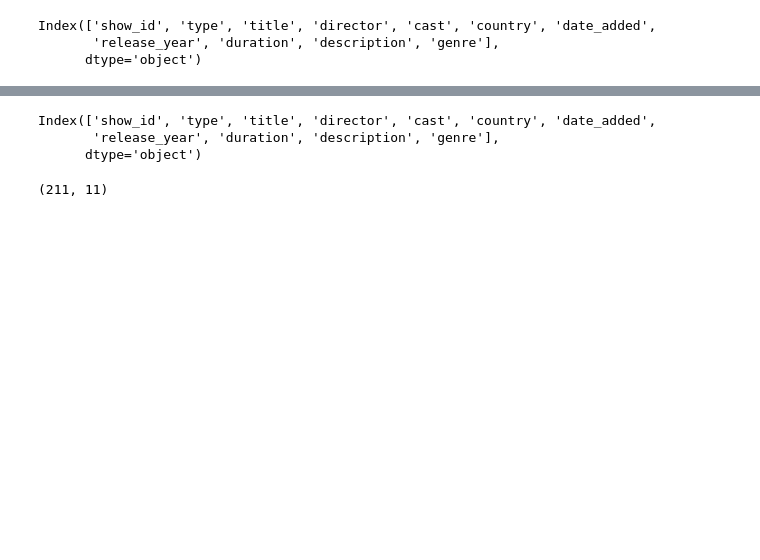
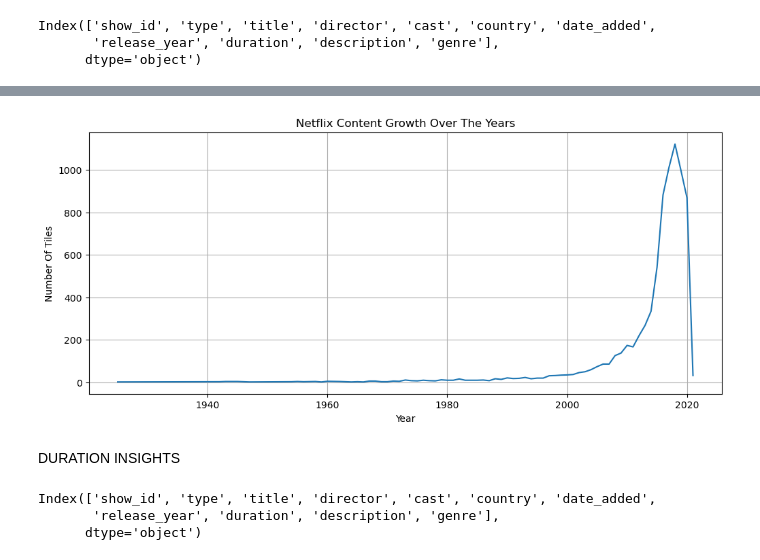
Before and after one commit to Emigbanam/PythonData-Science-Practice-Repository, a Jupyter notebook: Netflix Test.ipynb, the cells around one changed output, grey strips where cells are left out. Drawn from its saved outputs; the diff is of its cells as text; code cells hidden in the pictures; blank space fills up the shorter version.

```diff
--- a/Netflix Test.ipynb
+++ b/Netflix Test.ipynb
@@ -16,0 +40,6 @@ netflix.head()
+# %%
+#FILLING NULL VALUE WITH GENERIC TERMS
+netflix['director'].fillna('Unknown', inplace = True)
+netflix['cast'].fillna('Unknown', inplace = True)
+netflix['country'].fillna('Unknown', inplace = True)
+netflix['date_added'] = pd.to_datetime(netflix['date_added'], errors='coerce')
@@ -17,3 +63,6 @@ netflix.head()
+# %%
+#Normalizing Categorical Values
+netflix['type'] = netflix['type'].str.strip().str.title()
 # %%
 netflix.columns
 # %% [output]
@@ -53,2 +92,0 @@ netflix.head()
-# %%
-netflix['release_year'] = netflix['release_year'].astype('int')
@@ -167,0 +95,4 @@ dtype: int64
+# %%
+#COUNTING THE NUMBER OF RELEASES YEARLY
+yearly_release = netflix['release_year'].value_counts().sort_index()
+yearly_release.tail(35)
@@ -168,11 +117,20 @@ dtype: int64
+# %%
+#VISUALIZING CONTENT GROWTH OVER THE YEARS
+
+plt.figure(figsize = (12,5))
+plt.plot(yearly_release.index, yearly_release.values, linestyle='-')
+plt.xlabel('Year')
+plt.ylabel('Number Of Tiles')
+plt.title('Netflix Content Growth Over The Years')
+plt.grid()
+plt.show()
+# %% [output]
+[figure, added]
+# %% [markdown]
+DURATION INSIGHTS
 # %%
 netflix.columns
 # %% [output]
 Index(['show_id', 'type', 'title', 'director', 'cast', 'country', 'date_added',
        'release_year', 'duration', 'description', 'genre'],
       dtype='object')
-# %%
-movies_2000s = netflix[(netflix['genre'] == 'Action') & (netflix['release_year'] >= 2000) & (netflix['country'] >= 'United States')]
-movies_2000s.shape
-# %% [output]
-(211, 11)
```
Also changed, not shown: parts of 27 cells of this notebook.
